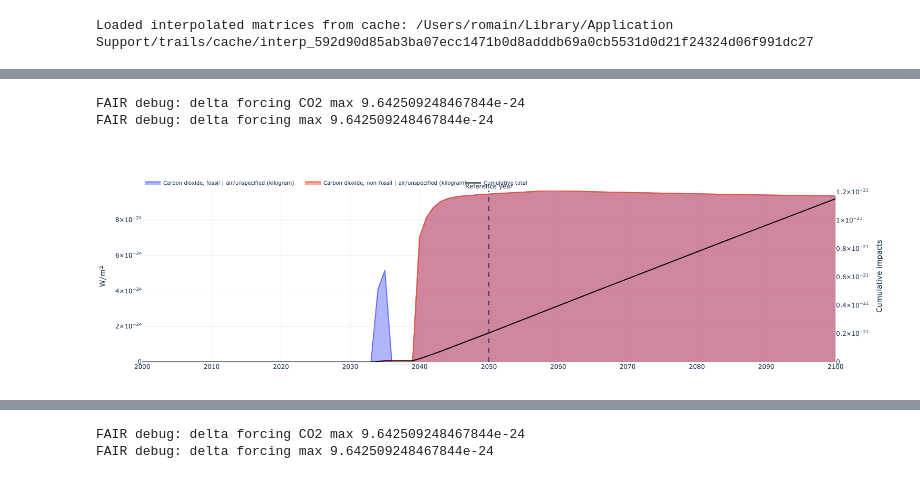
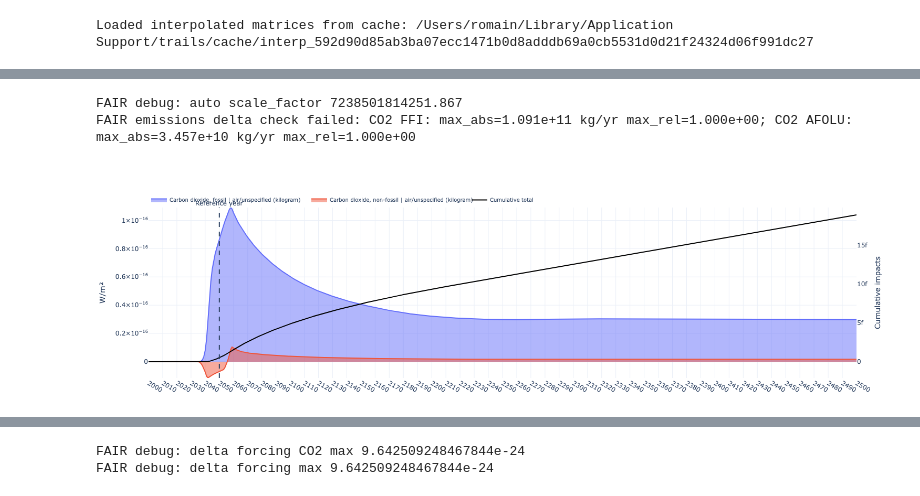
Before and after one commit to Laboratory-for-Energy-Systems-Analysis/trails, a Jupyter notebook: dev/example/numerical example.ipynb, the cells around one changed output, grey strips where cells are left out. Drawn from its saved outputs; the diff is of its cells as text; code cells hidden in the pictures.

```diff
--- a/dev/example/numerical example.ipynb
+++ b/dev/example/numerical example.ipynb
@@ -40,22 +64,22 @@ from trails.fair_rf import run_fair_delta_rf
 
 rf = run_fair_delta_rf(
   trails,
-  scenario="high-extension",  # from REMIND file
-    scale_factor=1e25
+  scenario="high-extension"
 )
 # %% [output]
-FAIR debug: delta forcing CO2 max 9.642509248467844e-24
-FAIR debug: delta forcing max 9.642509248467844e-24
+FAIR debug: auto scale_factor 7238501814251.867
+FAIR emissions delta check failed: CO2 FFI: max_abs=1.091e+11 kg/yr max_rel=1.000e+00; CO2 AFOLU: max_abs=3.457e+10 kg/yr max_rel=1.000e+00
 # %%
 from trails.plotting import plot_rf
 
 fig = plot_rf(
     trails=trails,
     reference_year=2050,
     by="flow",
-    year_range=(2000, 2100),
+    year_range=(2000, 2500),
     year_tick=10,
+    #y_max=0.2e-16
 )
 fig.show()
 # %% [output]
-[figure, old version]
+[figure, new version]
```
Also changed, not shown: parts of 3 cells of this notebook, 22 other files.
